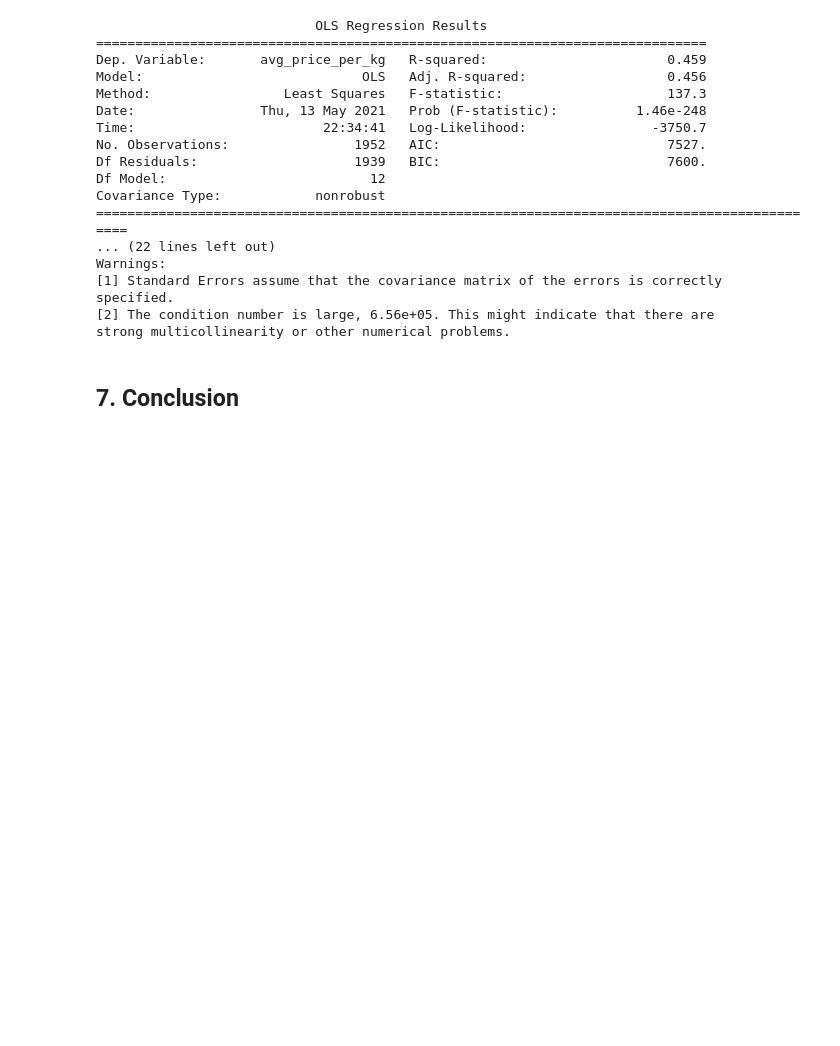
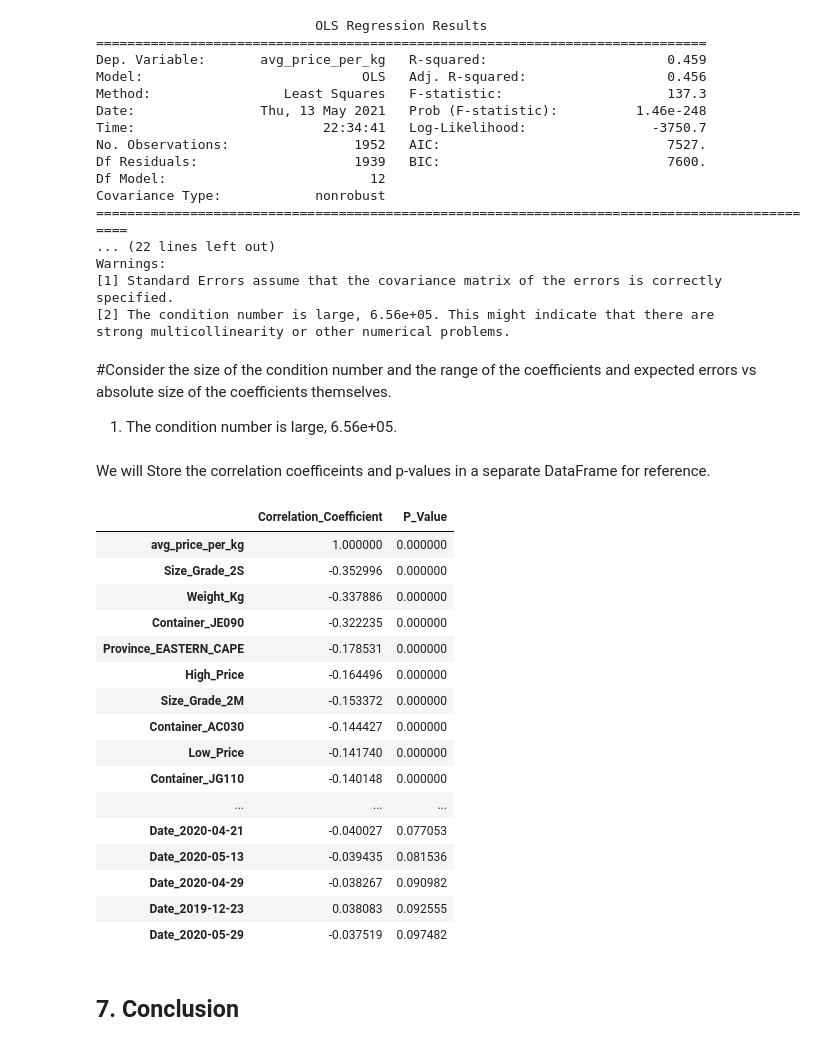
Before and after one commit to lkrump7/regression-apples-predict-api-template, a Jupyter notebook: Linear Regression team TS2.ipynb, the cells around one changed output. Drawn from its saved outputs; the diff is of its cells as text; code cells hidden in the pictures; blank space fills up the shorter version.

```diff
--- a/Linear Regression team TS2.ipynb
+++ b/Linear Regression team TS2.ipynb
@@ -638,6 +638,44 @@ Warnings:
 [1] Standard Errors assume that the covariance matrix of the errors is correctly specified.
 [2] The condition number is large, 6.56e+05. This might indicate that there are
 strong multicollinearity or other numerical problems.
+# %% [markdown]
+#Consider the size of the condition number and the range of the coefficients and expected errors vs absolute size of the coefficients themselves.
+1. The condition number is large, 6.56e+05.
+# %% [markdown]
+We will Store the correlation coefficeints and p-values in a separate DataFrame for reference.
+# %%
+from scipy.stats import pearsonr
+
+# Build a dictionary of correlation coefficients and p-values
+dict_cp = {}
+
+column_titles = [col for col in corrs.index if col!= '']
+for col in column_titles:
+    p_val = round(pearsonr(df_dummies[col], df_dummies['avg_price_per_kg'])[1],6)
+    dict_cp[col] = {'Correlation_Coefficient':corrs[col],
+                    'P_Value':p_val}
+
+train_set_cp = pd.DataFrame(dict_cp).T
+train_set_cp_sorted = train_set_cp.sort_values('P_Value')
+train_set_cp_sorted[train_set_cp_sorted['P_Value']<0.1]
+# %% [output]
+|  | Correlation_Coefficient | P_Value |
+| avg_price_per_kg | 1.000000 | 0.000000 |
+| Size_Grade_2S | -0.352996 | 0.000000 |
+| Weight_Kg | -0.337886 | 0.000000 |
+| Container_JE090 | -0.322235 | 0.000000 |
+| Province_EASTERN_CAPE | -0.178531 | 0.000000 |
+| High_Price | -0.164496 | 0.000000 |
+| Size_Grade_2M | -0.153372 | 0.000000 |
+| Container_AC030 | -0.144427 | 0.000000 |
+| Low_Price | -0.141740 | 0.000000 |
+| Container_JG110 | -0.140148 | 0.000000 |
+| ... | ... | ... |
+| Date_2020-04-21 | -0.040027 | 0.077053 |
+| Date_2020-05-13 | -0.039435 | 0.081536 |
+| Date_2020-04-29 | -0.038267 | 0.090982 |
+| Date_2019-12-23 | 0.038083 | 0.092555 |
+| Date_2020-05-29 | -0.037519 | 0.097482 |
 # %% [markdown]
 ## 7. Conclusion <a name="conclude"></a>
 # %% [markdown]
```
